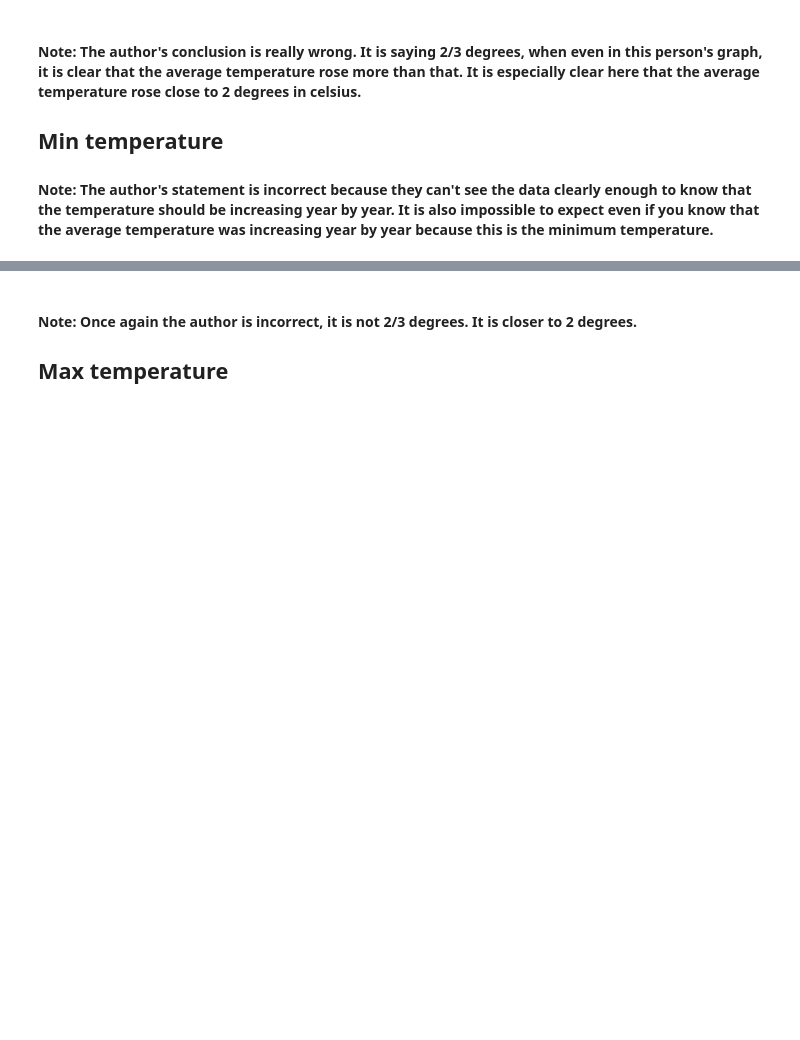
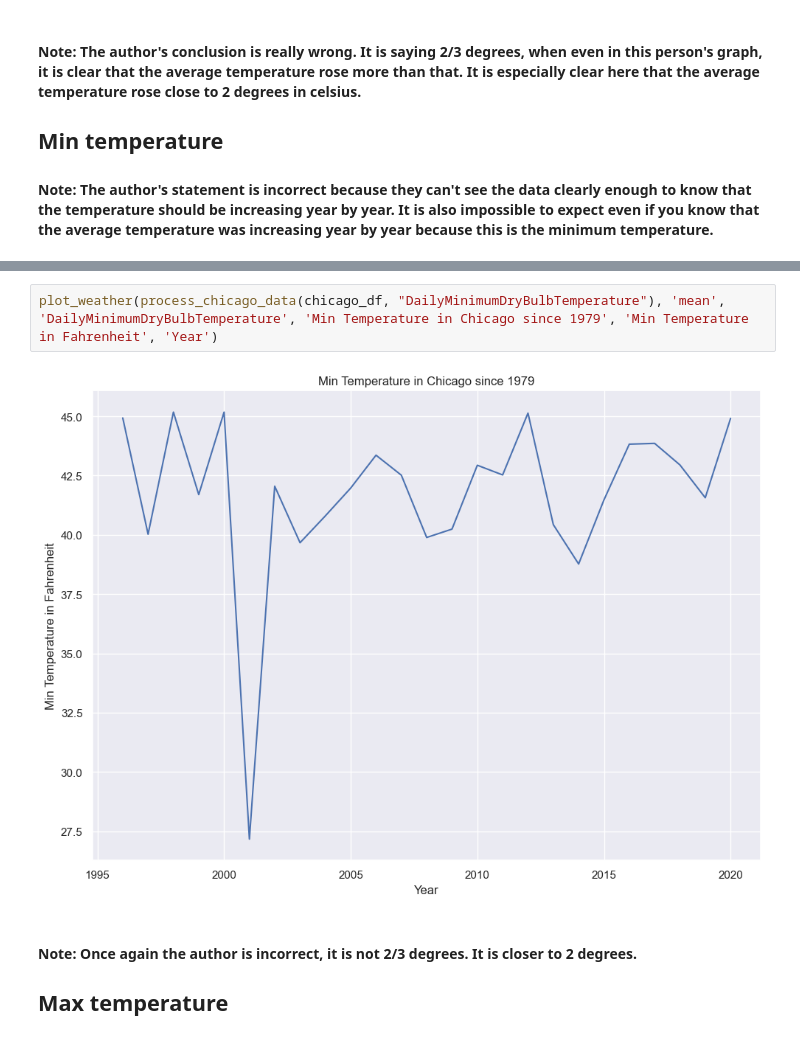
Before and after one commit to jkmin3/2023Fall_Projects, a Jupyter notebook: climate-change-effects-in-london-since-1979-eda.ipynb, the cells around one changed output, grey strips where cells are left out. Drawn from its saved outputs; the diff is of its cells as text; blank space fills up the shorter version.

```diff
--- a/climate-change-effects-in-london-since-1979-eda.ipynb
+++ b/climate-change-effects-in-london-since-1979-eda.ipynb
@@ -132,6 +174,10 @@ plot_weather_with_regression(df, 'min', 'min_temp', 'Min Temperature in London',
 # %% [output]
 <seaborn.axisgrid.FacetGrid at 0x...>
 [figure]
+# %%
+plot_weather(process_chicago_data(chicago_df, "DailyMinimumDryBulbTemperature"), 'mean', 'DailyMinimumDryBulbTemperature', 'Min Temperature in Chicago since 1979', 'Min Temperature in Fahrenheit', 'Year')
+# %% [output]
+[figure, added]
 # %% [markdown]
 #### **Note:** Once again the author is incorrect, it is not 2/3 degrees. It is closer to 2 degrees.
 
```
Also changed, not shown: parts of 36 cells of this notebook, 7 other files.
